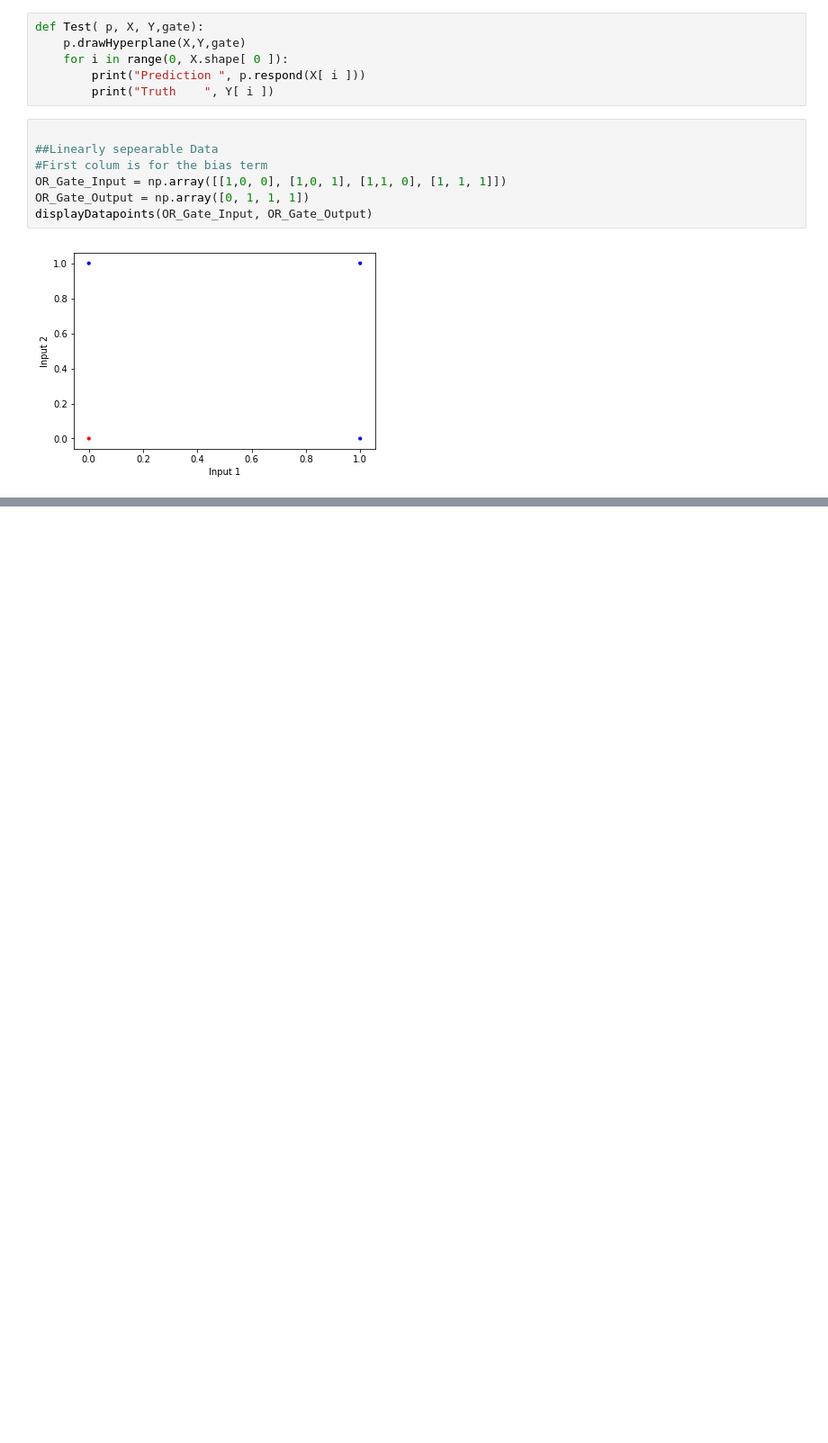
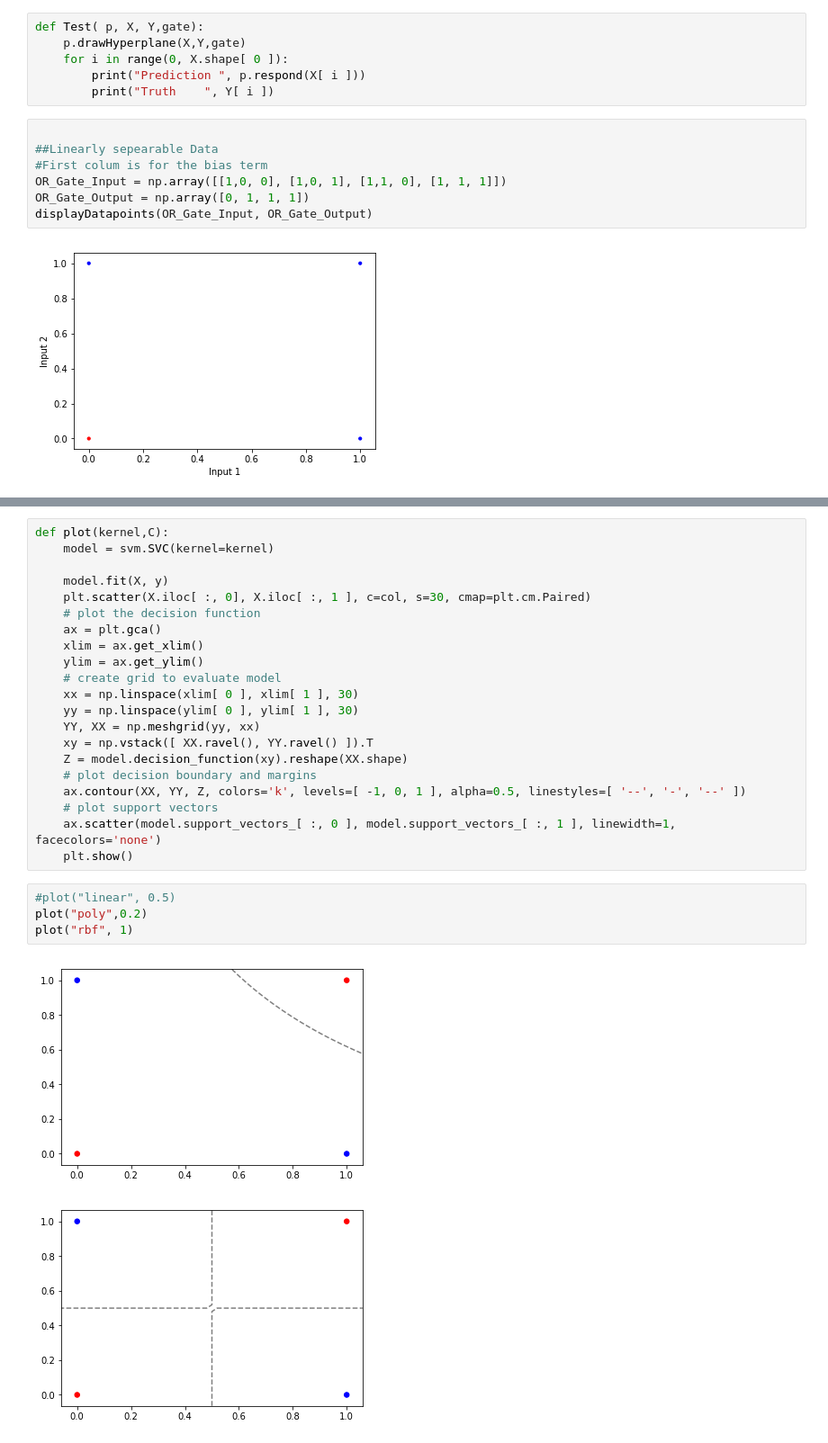
Before and after one commit to Demirrr/Demirrr.github.io, a Jupyter notebook: posts/ML/posts/Perceptron/Perceptron_from_scratch.ipynb, the cells around one changed output, grey strips where cells are left out. Shown: that part at 90% size. Cells and saved outputs as stored; diff of their text form; blank space fills up the shorter version.

```diff
--- a/posts/ML/posts/Perceptron/Perceptron_from_scratch.ipynb
+++ b/posts/ML/posts/Perceptron/Perceptron_from_scratch.ipynb
@@ -244,0 +244,28 @@ or $\textbf{gradient descent rule}$.
+# %%
+def plot(kernel,C):
+    model = svm.SVC(kernel=kernel)
+
+    model.fit(X, y)
+    plt.scatter(X.iloc[ :, 0], X.iloc[ :, 1 ], c=col, s=30, cmap=plt.cm.Paired)
+    # plot the decision function
+    ax = plt.gca()
+    xlim = ax.get_xlim()
+    ylim = ax.get_ylim()
+    # create grid to evaluate model
+    xx = np.linspace(xlim[ 0 ], xlim[ 1 ], 30)
+    yy = np.linspace(ylim[ 0 ], ylim[ 1 ], 30)
+    YY, XX = np.meshgrid(yy, xx)
+    xy = np.vstack([ XX.ravel(), YY.ravel() ]).T
+    Z = model.decision_function(xy).reshape(XX.shape)
+    # plot decision boundary and margins
+    ax.contour(XX, YY, Z, colors='k', levels=[ -1, 0, 1 ], alpha=0.5, linestyles=[ '--', '-', '--' ])
+    # plot support vectors
+    ax.scatter(model.support_vectors_[ :, 0 ], model.support_vectors_[ :, 1 ], linewidth=1, facecolors='none')
+    plt.show()
+# %%
+#plot("linear", 0.5)
+plot("poly",0.2)
+plot("rbf", 1)
+# %% [output]
+[figure, added]
+[figure, added]
```
Also changed, not shown: parts of 10 cells of this notebook.
